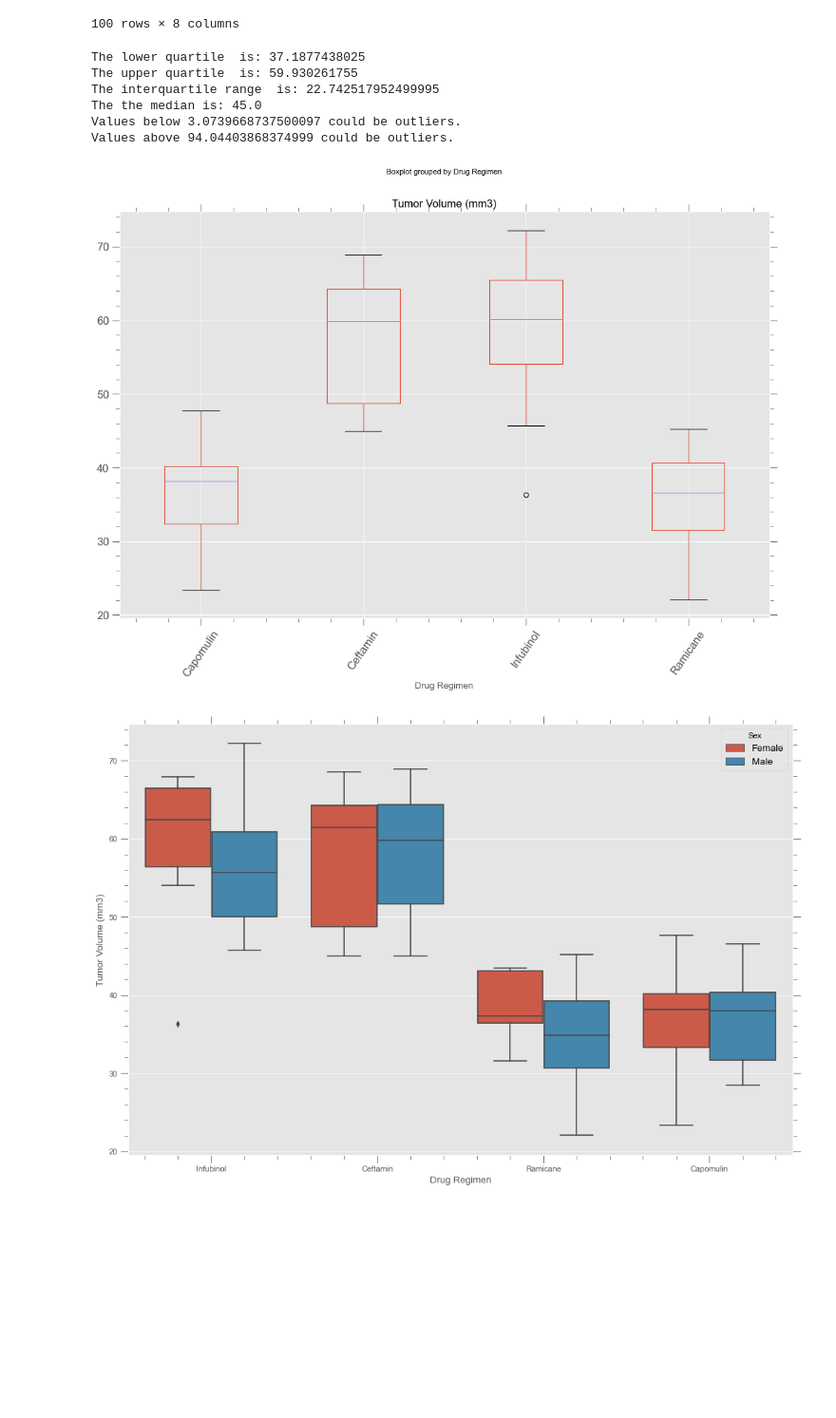
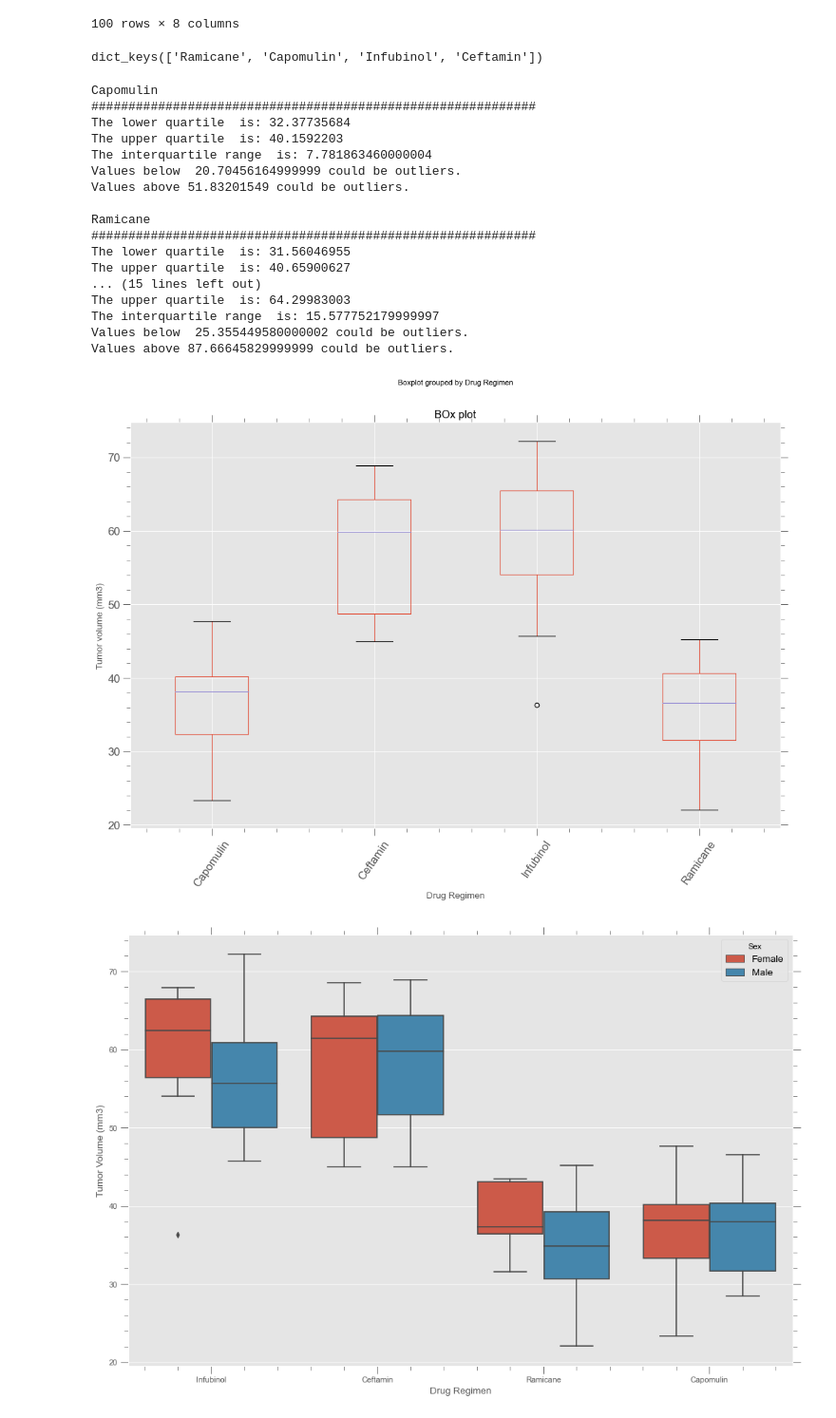
Before and after one commit to pandeysudip/Pharmaceutical-Data-Visulization, a Jupyter notebook: pymaceutical.ipynb, the cells around one changed output. Shown at 95% size. Drawn from its saved outputs; the diff is of its cells as text; code cells hidden in the pictures; blank space fills up the shorter version.

```diff
--- a/pymaceutical.ipynb
+++ b/pymaceutical.ipynb
@@ -525,54 +531,71 @@ df_greater
 | 84 | z578 | Ramicane | Male | 11 | 16 | 45 | 30.638696 | ... |
 | 1872 | z581 | Infubinol | Female | 24 | 25 | 45 | 62.754451 | ... |
 100 rows × 8 columns
+# %%
+treatments=df_tumor['Drug Regimen'].tolist()
+count=Counter(treatments)
+count.keys()
+# %% [output]
+dict_keys(['Ramicane', 'Capomulin', 'Infubinol', 'Ceftamin'])
 # %%
 # Put treatments into a list for for loop (and later for plot labels)
-treatments=df_greater['Drug Regimen'].tolist()
+treatments=['Capomulin', 'Ramicane', 'Infubinol', 'Ceftamin']
 
 # Create empty list to fill with tumor vol data (for plotting)
 tumor_vol=[]
 
 # Calculate the IQR and quantitatively determine if there are any potential outliers.
 
+for drug in treatments:
+    # Locate the rows which contain mice on each drug and get the tumor volumes
+    df=df_greater[df_greater['Drug Regimen']==drug]
+    vol=df['Tumor Volume (mm3)'].sum()
+    tumor_vol.append(vol)
+    quartiles=df['Tumor Volume (mm3)'].quantile([0.25, 0.5, 0.75])
+    upperq=quartiles[0.75]
+    lowerq=quartiles[0.25]
+    iqr=upperq-lowerq
+    print(drug)
+    print('#'*60)
+    print(f"The lower quartile  is: {lowerq}")
+    print(f"The upper quartile  is: {upperq}")
+    print(f"The interquartile range  is: {iqr}")
+    # Determine outliers using upper and lower bounds
+    lower_bound=lowerq-(1.5*iqr)
+    upper_bound=upperq+(1.5*iqr)
 
-    # Locate the rows which contain mice on each drug and get the tumor volumes
-
-
-    # add subset
-
-
-    # Determine outliers using upper and lower bounds
+    print(f"Values below  {lower_bound} could be outliers.")
+    print(f"Values above {upper_bound} could be outliers.")
+    print()
+# %% [output]
+Capomulin
+############################################################
+The lower quartile  is: 32.37735684
+The upper quartile  is: 40.1592203
+The interquartile range  is: 7.781863460000004
+Values below  20.70456164999999 could be outliers.
+Values above 51.83201549 could be outliers.
+
+Ramicane
+############################################################
+The lower quartile  is: 31.56046955
+The upper quartile  is: 40.65900627
+... (15 lines left out)
+The upper quartile  is: 64.29983003
+The interquartile range  is: 15.577752179999997
+Values below  25.355449580000002 could be outliers.
+Values above 87.66645829999999 could be outliers.
-# %%
-quartiles=df_greater['Tumor Volume (mm3)'].quantile([0.25, 0.5, 0.75])
-upperq=quartiles[0.75]
-lowerq=quartiles[0.25]
-iqr=upperq-lowerq
-print(f"The lower quartile  is: {lowerq}")
-print(f"The upper quartile  is: {upperq}")
-print(f"The interquartile range  is: {iqr}")
-print(f"The the median is: {quartiles[0.5]} ")
-
-lower_bound=lowerq-(1.5*iqr)
-upper_bound=upperq+(1.5*iqr)
-print(f"Values below {lower_bound} could be outliers.")
-print(f"Values above {upper_bound} could be outliers.")
-# %% [output]
-The lower quartile  is: 37.1877438025
-The upper quartile  is: 59.930261755
-The interquartile range  is: 22.742517952499995
-The the median is: 45.0
-Values below 3.0739668737500097 could be outliers.
-Values above 94.04403868374999 could be outliers.
 # %%
 # Generate a box plot of the final tumor volume of each mouse across four regimens of inter
 #box plot using pandas boxplot
 fig, ax=plt.subplots()
 df_greater.boxplot(by='Drug Regimen',column=['Tumor Volume (mm3)'],
                    rot=55, fontsize=15,ax=ax)
-
+ax.set_ylabel('Tumor volume (mm3)')
+ax.set_title('Box plot')
 plt.show()
 # %% [output]
-[figure, old version]
+[figure, new version]
 # %%
 #boxplot using seaborn
 fig, ax=plt.subplots()
```
Also changed, not shown: parts of 2 cells of this notebook.
